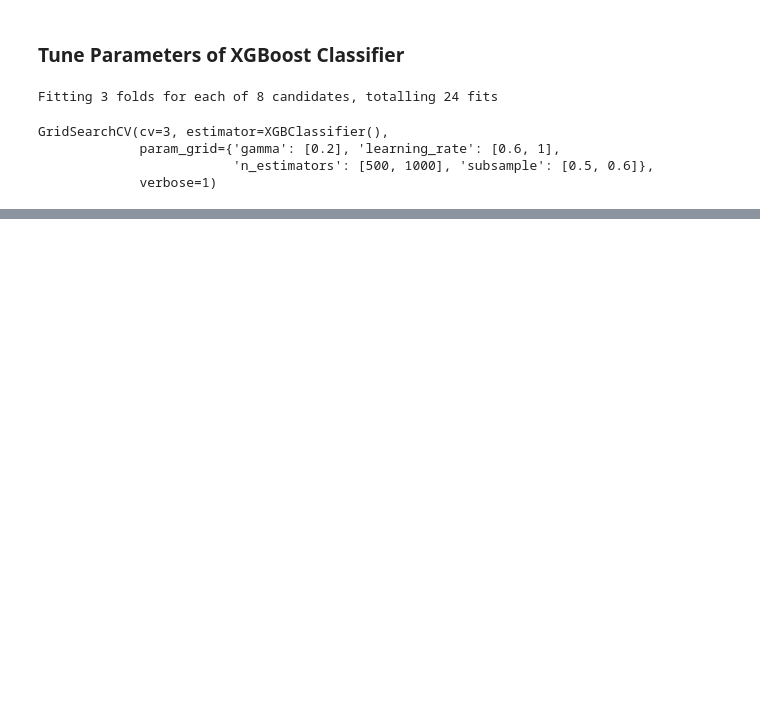
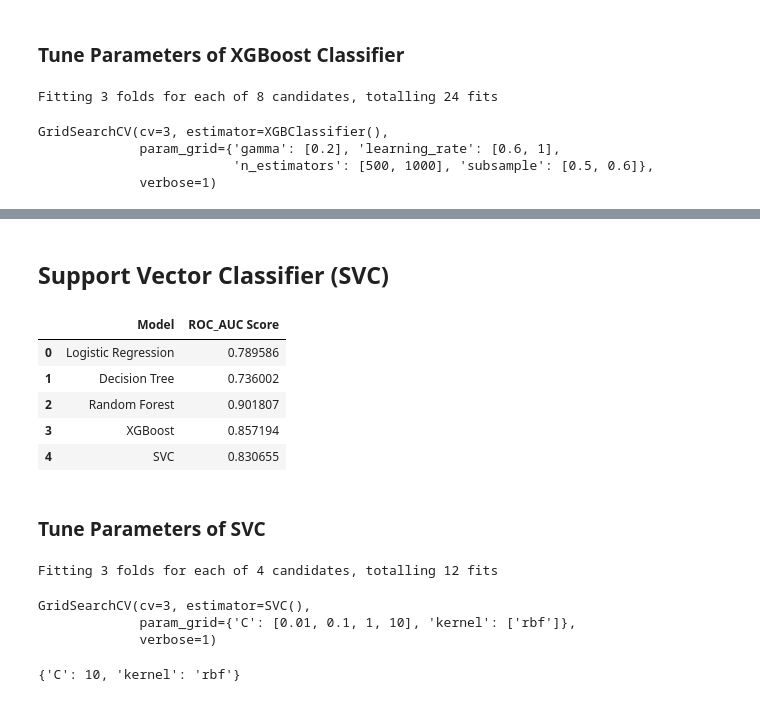
Before and after one commit to Animesh227/Capstone-Project-Credit-Card-Default-Prediction-, a Jupyter notebook: Credit_Card_Default_Prediction_Capstone_Project_Animesh_Chakraborty.ipynb, the cells around one changed output, grey strips where cells are left out. Drawn from its saved outputs; the diff is of its cells as text; code cells hidden in the pictures; blank space fills up the shorter version.

```diff
--- a/Credit_Card_Default_Prediction_Capstone_Project_Animesh_Chakraborty.ipynb
+++ b/Credit_Card_Default_Prediction_Capstone_Project_Animesh_Chakraborty.ipynb
@@ -852,0 +853,37 @@ F1 score:0.664
+# %% [markdown]
+## Support Vector Classifier (SVC)
+# %%
+def run_svc():
+  '''
+  This function can call SVC Model.
+  '''
+  # Split data
+  X_train, X_test, y_train, y_test = data_split(X, y)
+
+  # Rescale data
+  X_train_std, X_test_std = standard_scaler(X_train, X_test, numerical_cols = num_cols)
+
+  # Instantiate model
+  clf_svc = SVC(random_state=42)
+
+  # Fit the model
+  clf_svc.fit(X_train_std, y_train)
+
+  # Use model's default parameters to get cross validation score
+  scores = cross_val_score(clf_svc, X_train_std, y_train, scoring ="roc_auc", cv = 5)
+  roc_auc_svc = np.mean(scores)
+
+  return "SVC", roc_auc_svc
+# %%
+# Storing the value in dataframe for decision tree model.
+model_result.append(run_svc())
+pd.DataFrame(model_result, columns = ["Model", "ROC_AUC Score"])
+# %% [output]
+|  | Model | ROC_AUC Score |
+| 0 | Logistic Regression | 0.789586 |
+| 1 | Decision Tree | 0.736002 |
+| 2 | Random Forest | 0.901807 |
+| 3 | XGBoost | 0.857194 |
+| 4 | SVC | 0.830655 |
+# %% [markdown]
+### Tune Parameters of SVC
@@ -852,0 +896,23 @@ F1 score:0.664
+# %%
+# parameter grid for GridSearchCv
+grid_values = {'C':[0.01,0.1,1,10],
+               'kernel' : ["rbf"]}
+
+# Instantiate the model
+clf_svc = SVC()
+
+# Instantiate grid search model
+grid_search = GridSearchCV(estimator = clf_svc, param_grid = grid_values, cv = 3, verbose = 1)
+
+# Fit grid search to the data
+grid_search.fit(X_train_std, y_train)
+# %% [output]
+Fitting 3 folds for each of 4 candidates, totalling 12 fits
+GridSearchCV(cv=3, estimator=SVC(),
+             param_grid={'C': [0.01, 0.1, 1, 10], 'kernel': ['rbf']},
+             verbose=1)
+# %%
+# getting best parameters for model.
+grid_search.best_params_
+# %% [output]
+{'C': 10, 'kernel': 'rbf'}
```
Also changed, not shown: parts of 28 cells of this notebook.
